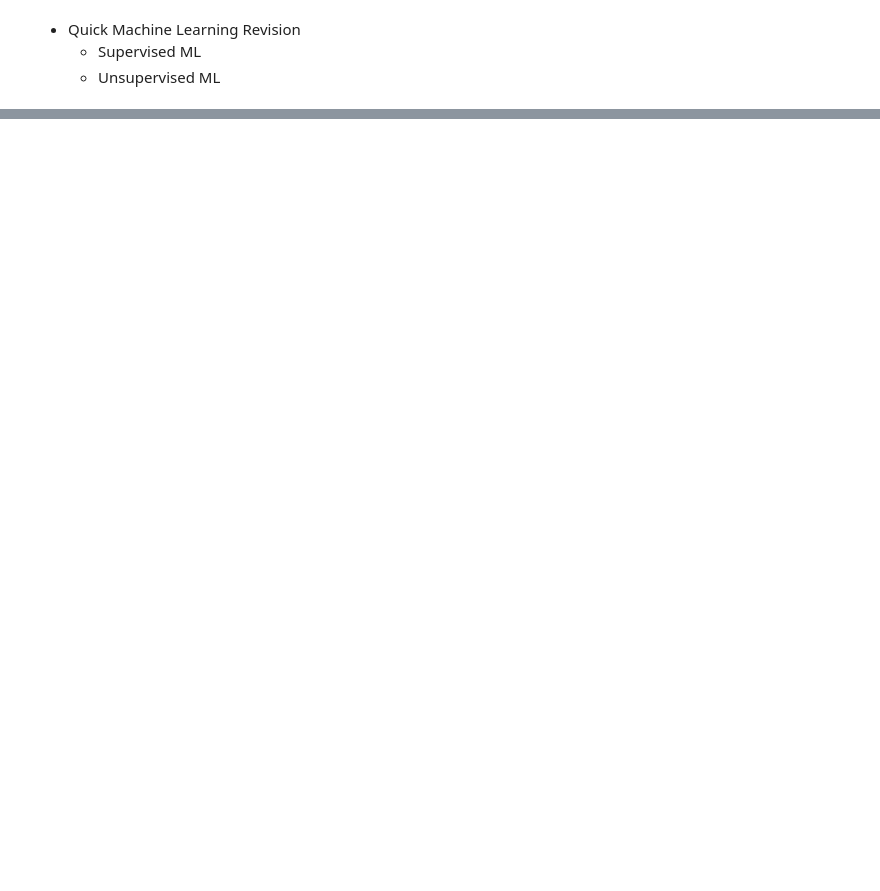
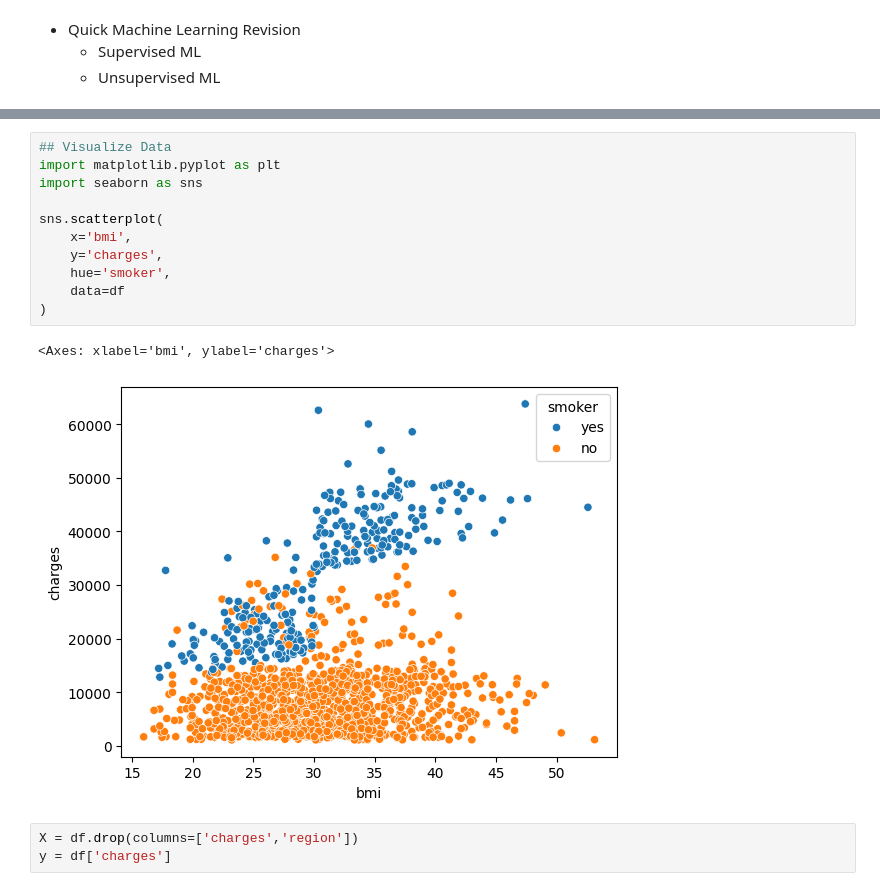
Before and after one commit to Ankit1726/AIML_Resources, a Jupyter notebook: Machine_Learning/Quick_ML.ipynb, the cells around one changed output, grey strips where cells are left out. Drawn from its saved outputs; the diff is of its cells as text; blank space fills up the shorter version.

```diff
--- a/Machine_Learning/Quick_ML.ipynb
+++ b/Machine_Learning/Quick_ML.ipynb
@@ -66,3 +79,20 @@ X = df.iloc[:,:-1]
+# %%
+## Visualize Data
+import matplotlib.pyplot as plt
+import seaborn as sns
+
+sns.scatterplot(
+    x='bmi',
+    y='charges',
+    hue='smoker',
+    data=df
+)
+# %% [output]
+<Axes: xlabel='bmi', ylabel='charges'>
+[figure, added]
+# %%
+X = df.drop(columns=['charges','region'])
+y = df['charges']
 # %%
 X.head()
 # %% [output]
```
Also changed, not shown: parts of 109 cells of this notebook.
